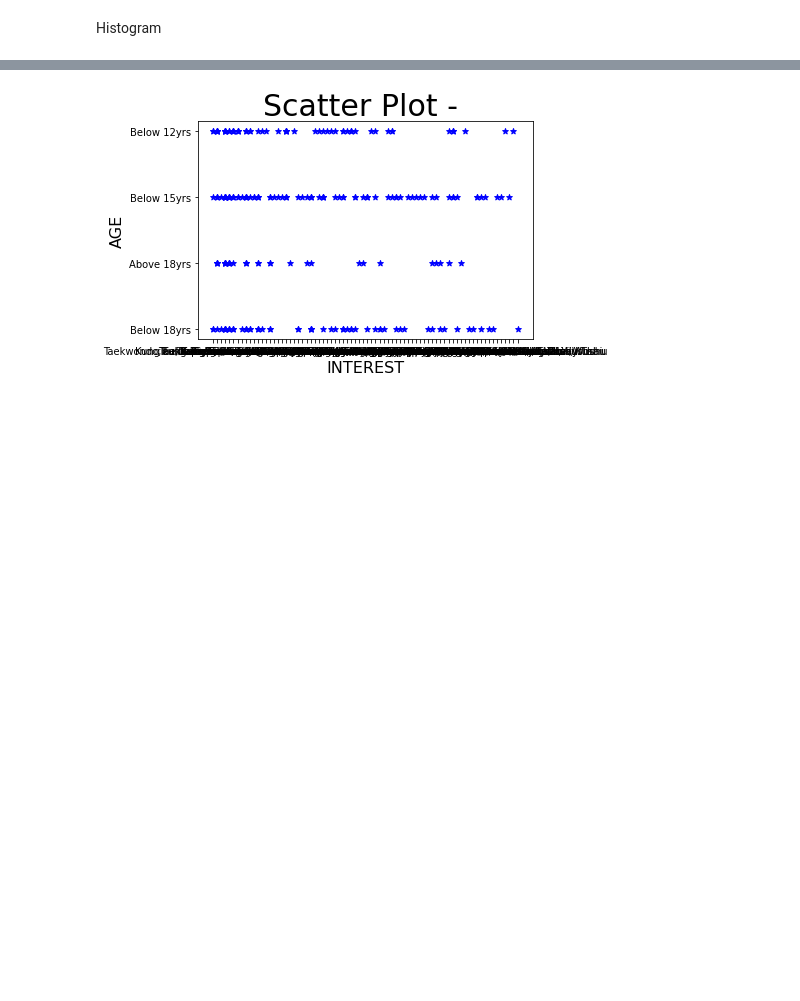
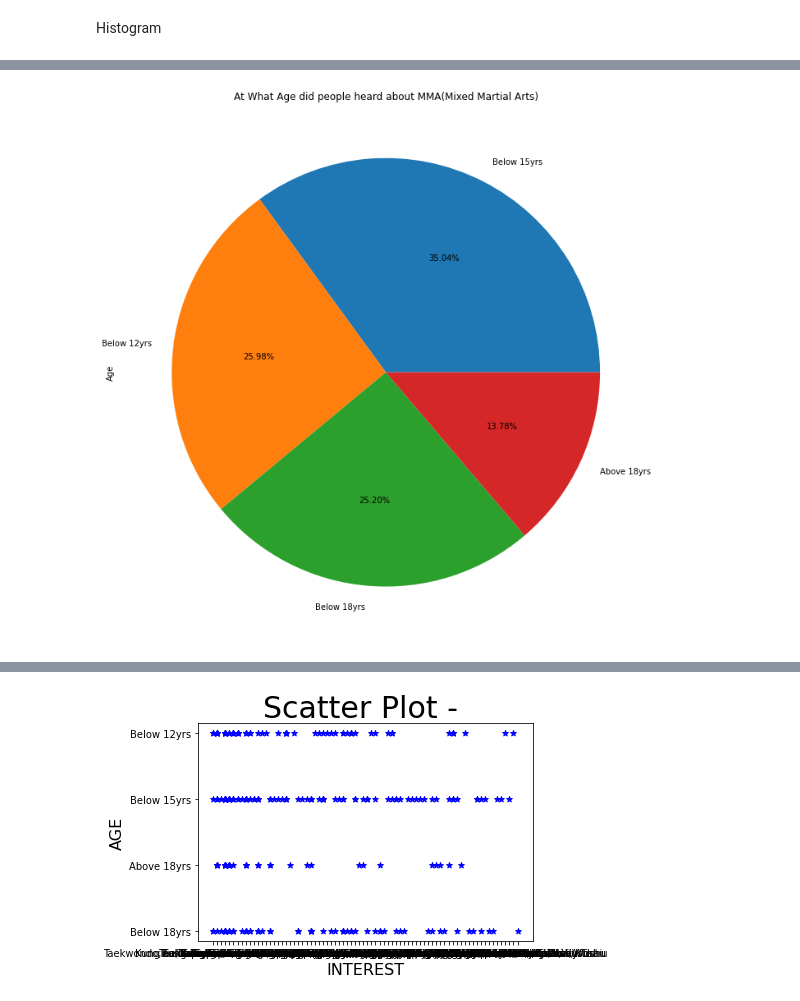
Before and after one commit to Girish-30/BI_project, a Jupyter notebook: Pyth_Project.ipynb, the cells around one changed output, grey strips where cells are left out. Saved outputs shown, nothing was run; the diff lists cells and outputs as text; code cells hidden in the pictures; blank space fills up the shorter version.

```diff
--- a/Pyth_Project.ipynb
+++ b/Pyth_Project.ipynb
@@ -348,3 +345,9 @@ px.histogram(gb1, x='Age', color='Physical Toughness')
 px.histogram(gb1, x='Age', color='Mental Toughness and Resilience')
 # %% [output]
 [interactive output not drawn]
+# %%
+gb1['Age'].value_counts().plot(kind='pie',autopct='%1.2f%%',figsize=(15,12))
+plt.title("At What Age did people heard about MMA(Mixed Martial Arts)")
+plt.show()
+# %% [output]
+[figure, added]
```
Also changed, not shown: parts of 35 cells of this notebook.
